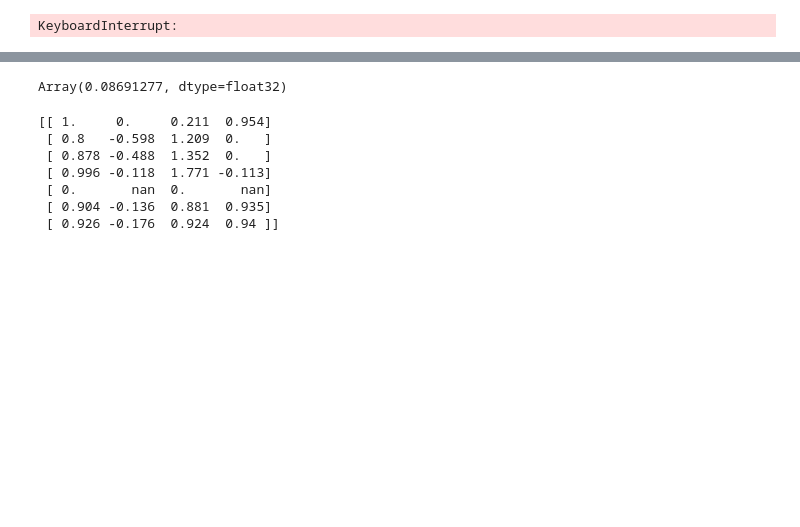
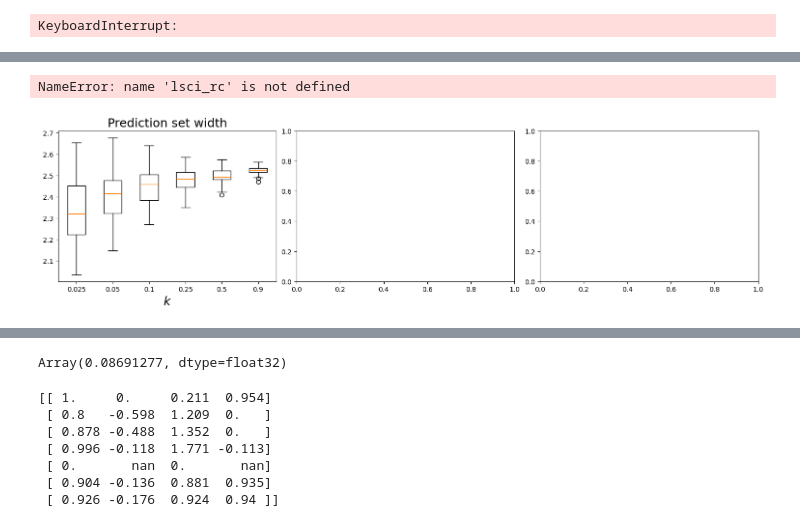
Before and after one commit to trevor-harris/LSCI, a Jupyter notebook: gpsims/gp1d_sens.ipynb, the cells around one changed output, grey strips where cells are left out. Drawn from its saved outputs; the diff is of its cells as text; code cells hidden in the pictures; blank space fills up the shorter version.

```diff
--- a/gpsims/gp1d_sens.ipynb
+++ b/gpsims/gp1d_sens.ipynb
@@ -208,7 +303,7 @@ for _ in trange(epochs):
 
 model.eval()
 # %%
-nproj = 90
+nproj = 40
 alpha = 0.1
 nval = xval.shape[0]
 
@@ -216,7 +311,7 @@ gamma_seq = [0.025, 0.05, 0.1, 0.25, 0.5, 0.9]
 alpha_seq = [1 - jnp.ceil((1-alpha) * (gam*nval + 1))/(gam*nval) for gam in gamma_seq]
 m = len(gamma_seq)
 
-lsci_rc = []
+lsci_risk = []
 lsci_width = []
 lsci_time = []
 
@@ -230,7 +325,11 @@ pca_state = lsci.phi_state(yval, yval_hat, nproj)
 rval = (yval - yval_hat).squeeze()
 rtest = (ytest - ytest_hat).squeeze()
 
-for i in trange(0, 500):
+conf_lower, conf_upper = conf.conf_band(rval, pca_state, alpha)
+conf_risk = []
+conf_width = []
+
+for i in trange(0, n//10):
 
     # LSCI
     _rc = np.zeros(m)
@@ -243,10 +342,15 @@ for i in trange(0, 500):
         _rc[j] = risk(lsc_lower, lsc_upper, rtest[i])
         _width[j] = jnp.median(lsc_upper - lsc_lower)
 
-    lsci_rc.append(_rc)
+    lsci_risk.append(_rc)
     lsci_width.append(_width)
 
-lsci_rc = np.array(lsci_rc)
+    conf_risk.append(risk(conf_lower, conf_upper, rtest[i]))
+    conf_width.append(jnp.mean(conf_upper - conf_lower))
+
+lsci_risk = np.array(lsci_risk)
+conf_risk = np.array(conf_risk)
 lsci_width = np.array(lsci_width)
+conf_width = np.array(conf_width)
 # %% [output]
 KeyboardInterrupt:
@@ -253,6 +395,26 @@ KeyboardInterrupt:
 # %%
-fig, ax = plt.subplots(1, 2, constrained_layout = True, figsize = (10, 4))
+fig, ax = plt.subplots(1, 3, constrained_layout = True, figsize = (15, 4))
 
-ax[0].boxplot(lsci_rc)
-ax[1].boxplot(lsci_width)
+ax[0].boxplot(lsci_width, tick_labels = gamma_seq)
+ax[0].set_title('Prediction set width', fontsize = 18)
+ax[0].set_xlabel('$k$', fontsize = 18)
+
+ax[1].plot(np.mean(lsci_rc >= 0.99, axis = 0), marker = 'o')
+ax[1].axhline(0.9, c = 'black')
+ax[1].set_xticks(np.arange(6))
+ax[1].set_xticklabels(gamma_seq, fontsize = 14)
+ax[1].set_title('Empirical Risk', fontsize = 18)
+ax[1].set_xlabel('$k$', fontsize = 18)
+
+ax[2].plot(rc_corr, marker = 'o')
+ax[2].axhline(0.0, c = 'black')
+ax[2].axhline(conf_rc, c = 'red')
+ax[2].set_xticks(np.arange(6))
+ax[2].set_xticklabels(gamma_seq, fontsize = 14)
+ax[2].set_title('Risk correlation', fontsize = 18)
+ax[2].set_xlabel('$k$', fontsize = 18)
+
 plt.show()
+# %% [output]
+NameError: name 'lsci_rc' is not defined
+[figure, added]
```
Also changed, not shown: parts of 14 cells of this notebook, 1 other file.
